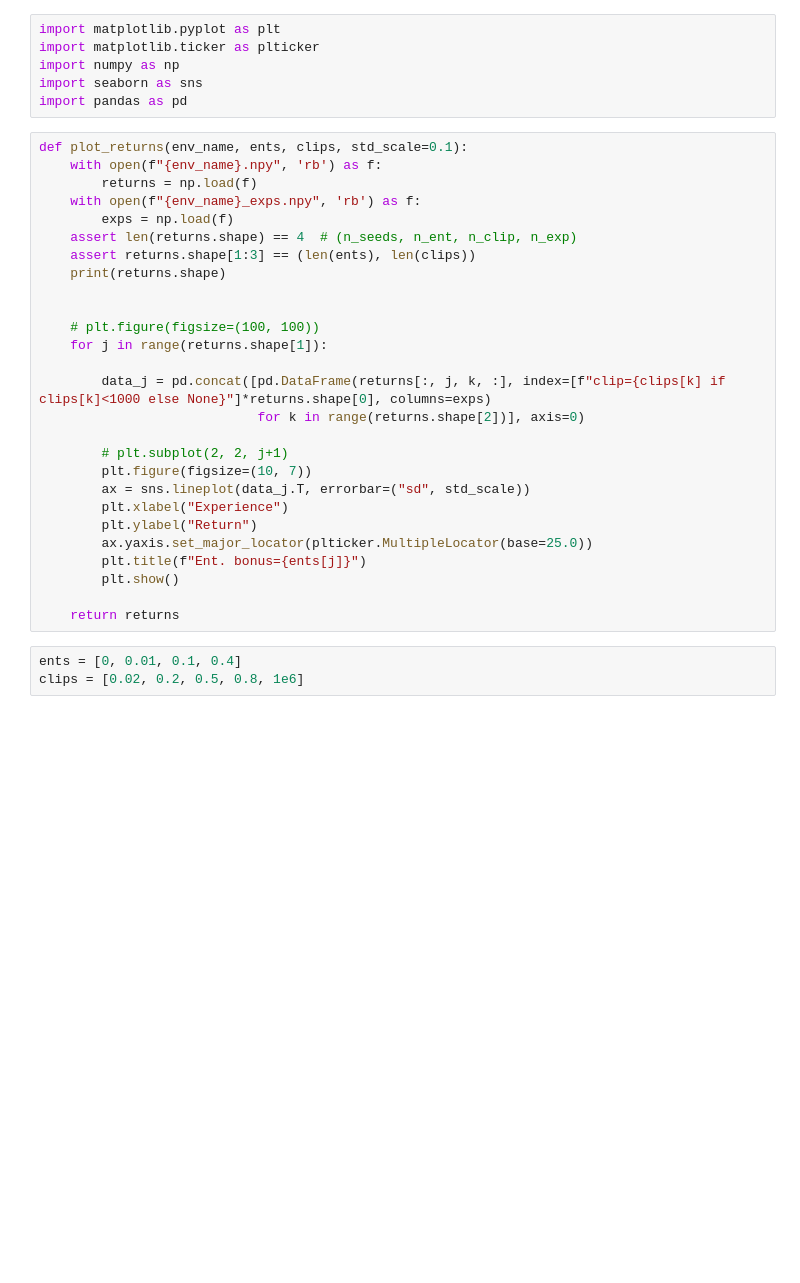
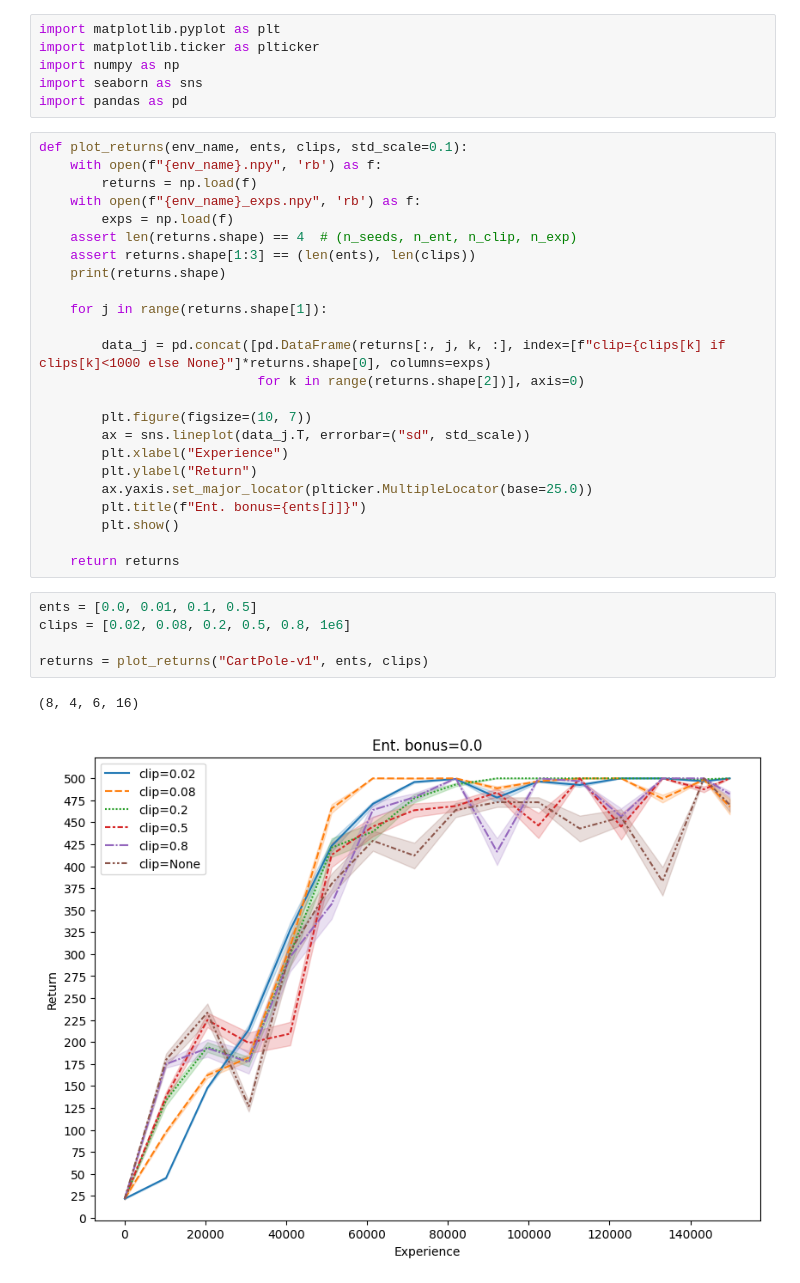
Before and after one commit to Kalyan0821/ppo_jax, a Jupyter notebook: plotting/plot.ipynb, the cells around one changed output. Cells and saved outputs as stored; diff of their text form; blank space fills up the shorter version.

```diff
--- a/plotting/plot.ipynb
+++ b/plotting/plot.ipynb
@@ -14,14 +14,11 @@ def plot_returns(env_name, ents, clips, std_scale=0.1):
     assert returns.shape[1:3] == (len(ents), len(clips))
     print(returns.shape)
 
-
-    # plt.figure(figsize=(100, 100))
     for j in range(returns.shape[1]):
 
         data_j = pd.concat([pd.DataFrame(returns[:, j, k, :], index=[f"clip={clips[k] if clips[k]<1000 else None}"]*returns.shape[0], columns=exps)
                             for k in range(returns.shape[2])], axis=0)
 
-        # plt.subplot(2, 2, j+1)
         plt.figure(figsize=(10, 7))
         ax = sns.lineplot(data_j.T, errorbar=("sd", std_scale))
         plt.xlabel("Experience")
@@ -32,5 +29,10 @@ def plot_returns(env_name, ents, clips, std_scale=0.1):
 
     return returns
 # %%
-ents = [0, 0.01, 0.1, 0.4]
-clips = [0.02, 0.2, 0.5, 0.8, 1e6]
+ents = [0.0, 0.01, 0.1, 0.5]
+clips = [0.02, 0.08, 0.2, 0.5, 0.8, 1e6]
+
+returns = plot_returns("CartPole-v1", ents, clips)
+# %% [output]
+(8, 4, 6, 16)
+[figure, added]
```
Also changed, not shown: parts of 4 cells of this notebook, 12 other files.
